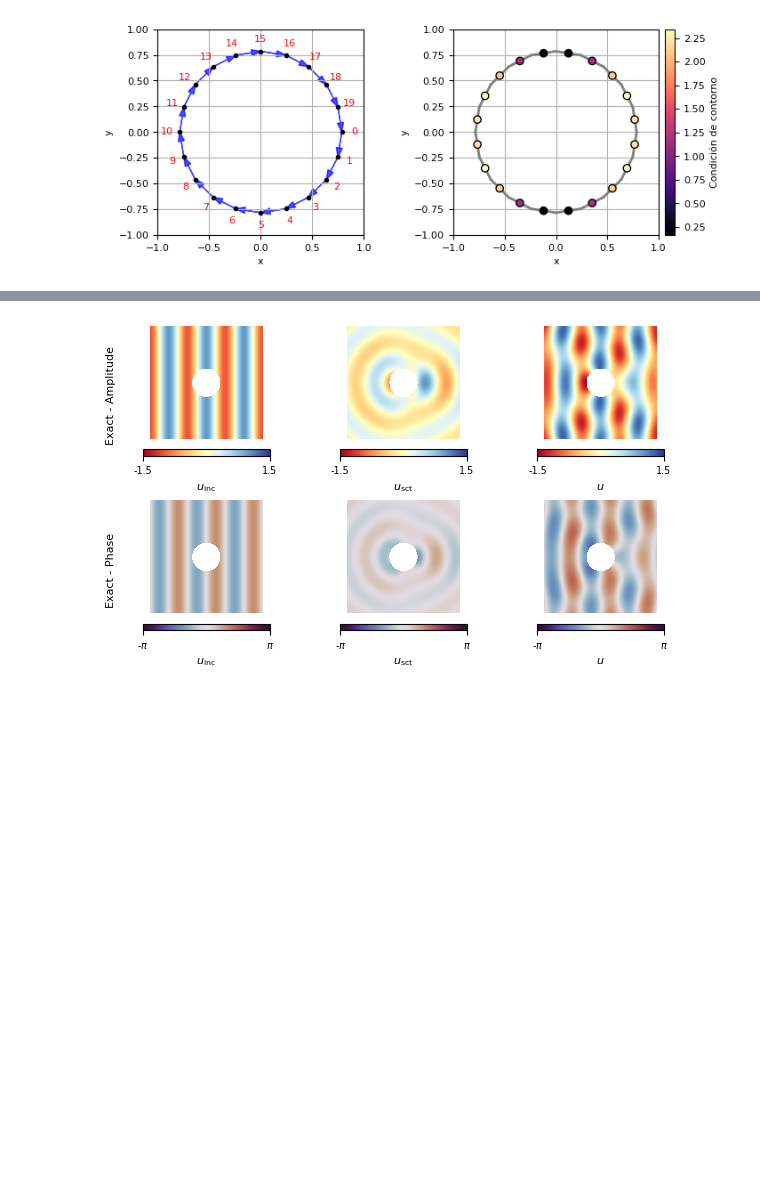
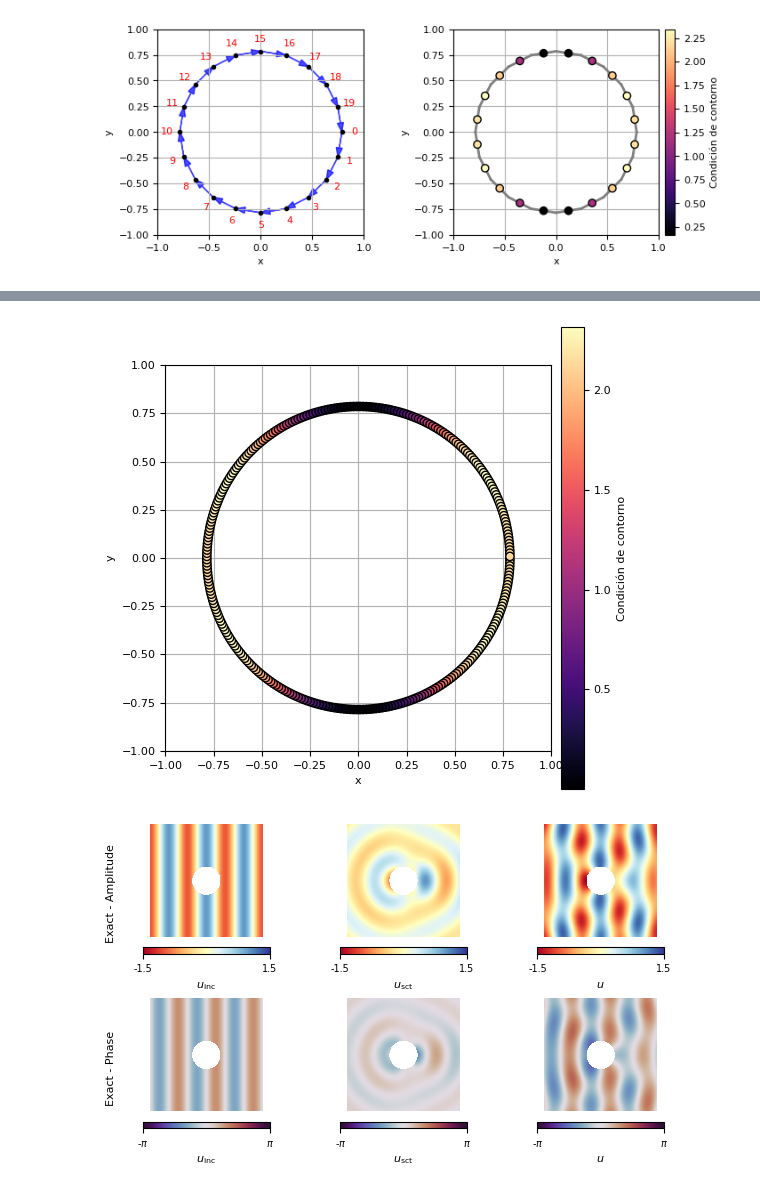
Before and after one commit to oscar-rincon/curso_bem, a Jupyter notebook: proyecto/test_problem_4.ipynb, the cells around one changed output, grey strips where cells are left out. Saved outputs shown, nothing was run; the diff lists cells and outputs as text; code cells hidden in the pictures; blank space fills up the shorter version.

```diff
--- a/proyecto/test_problem_4.ipynb
+++ b/proyecto/test_problem_4.ipynb
@@ -134,6 +134,41 @@ v, phi = solveExteriorBoundary(
     c, density,
     'exterior'
 )
+# %%
+import matplotlib.pyplot as plt
+
+vertices, elementos, centros = aVertex, aElement, aCenters
+
+# Crear figura y eje único
+fig, ax = plt.subplots(figsize=(6, 6))
+cmap="magma"
+colormap = plt.get_cmap(cmap)
+
+# Dibujar los elementos (bordes)
+for i, (start, end) in enumerate(elementos):
+    p1, p2 = vertices[start], vertices[end]
+    ax.plot([p1[0], p2[0]], [p1[1], p2[1]], color='gray', linewidth=2)
+
+# Dibujar los centros con el campo escalar
+sc = ax.scatter(centros[:, 0], centros[:, 1], c=v.real, cmap=colormap,
+                edgecolors='k', zorder=3)
+
+# Barra de color
+cbar = fig.colorbar(sc, ax=ax, label="Condición de contorno",
+                    orientation="vertical", pad=0.02, aspect=20, shrink=1.0)
+
+# Configuración de los ejes
+ax.set_aspect('equal')
+ax.set_xlabel("x")
+ax.set_ylabel("y")
+ax.set_xlim(-1.0, 1.0)
+ax.set_ylim(-1.0, 1.0)
+ax.grid(True)
+
+# Guardar y mostrar
+plt.show()
+# %% [output]
+[figure, added]
 # %%
 # Evaluar el potencial numérico en los puntos del dominio exterior
 interiorPhi = solveExterior(
```
Also changed, not shown: parts of 2 cells of this notebook, 6 other files.
